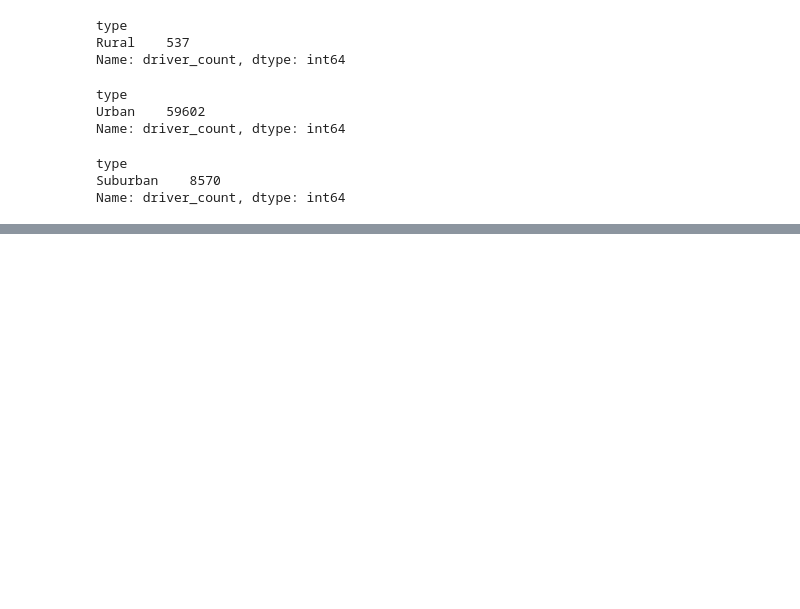
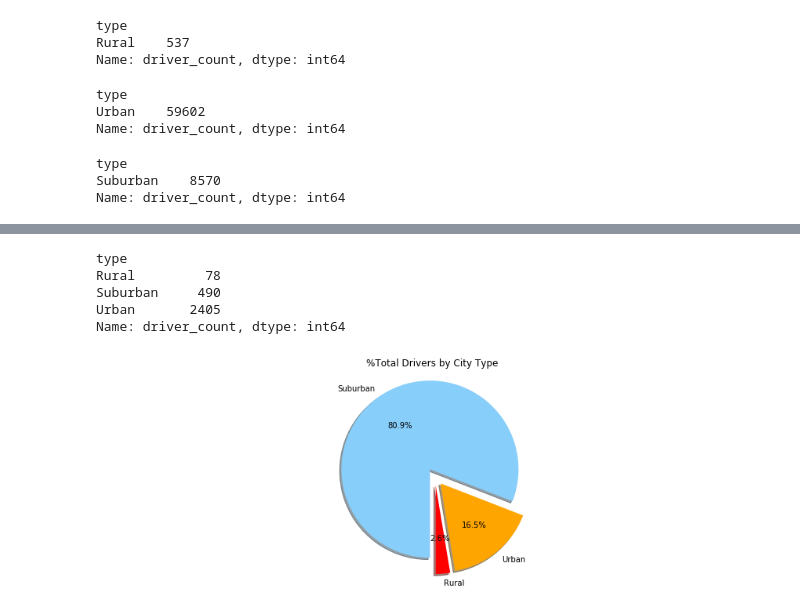
Before and after one commit to savorgnan5/Matplotlib-Ass, a Jupyter notebook: Pyber_hw.ipynb, the cells around one changed output, grey strips where cells are left out. Cells and saved outputs as stored; diff of their text form; code cells hidden in the pictures; blank space fills up the shorter version.

```diff
--- a/Pyber_hw.ipynb
+++ b/Pyber_hw.ipynb
@@ -205,0 +206,23 @@ plt.show()
+# %%
+city.groupby("type").sum()["driver_count"]
+# %% [output]
+type
+Rural         78
+Suburban     490
+Urban       2405
+Name: driver_count, dtype: int64
+# %%
+labels = ["Rural", "Urban", "Suburban"]
+
+sizes = [78, 490, 2405]
+
+colors = ["red", "orange", "lightskyblue"]
+
+explode = (0.1, 0.1, 0.1)
+plt.pie(sizes, explode=explode, labels=labels, colors=colors,
+        autopct="%1.1f%%", shadow=True, startangle=270)
+plt.title("%Total Drivers by City Type")
+plt.axis("equal")
+plt.show()
+# %% [output]
+[figure, added]
```
Also changed, not shown: parts of 4 cells of this notebook, 2 other files.
